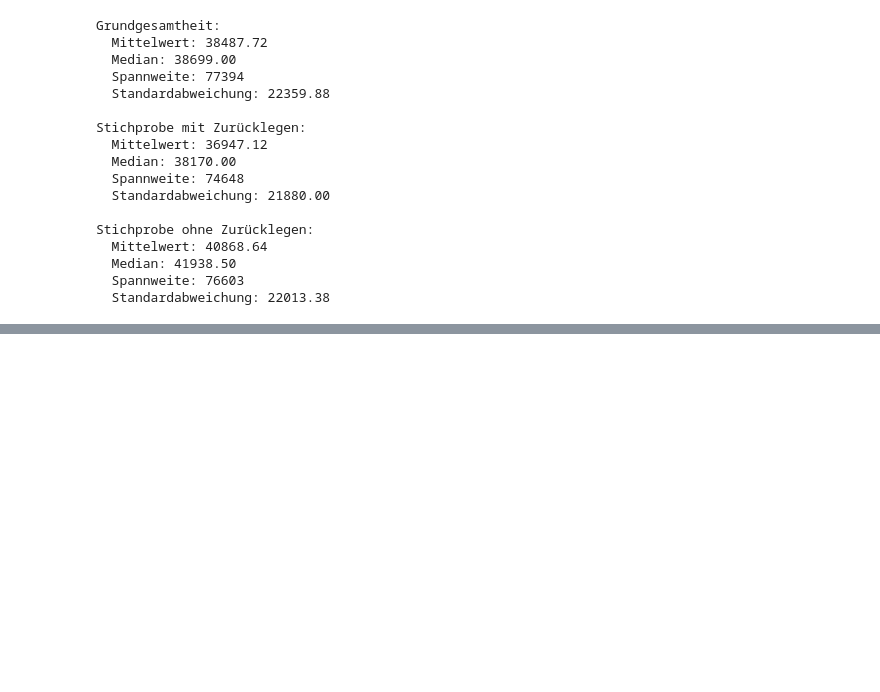
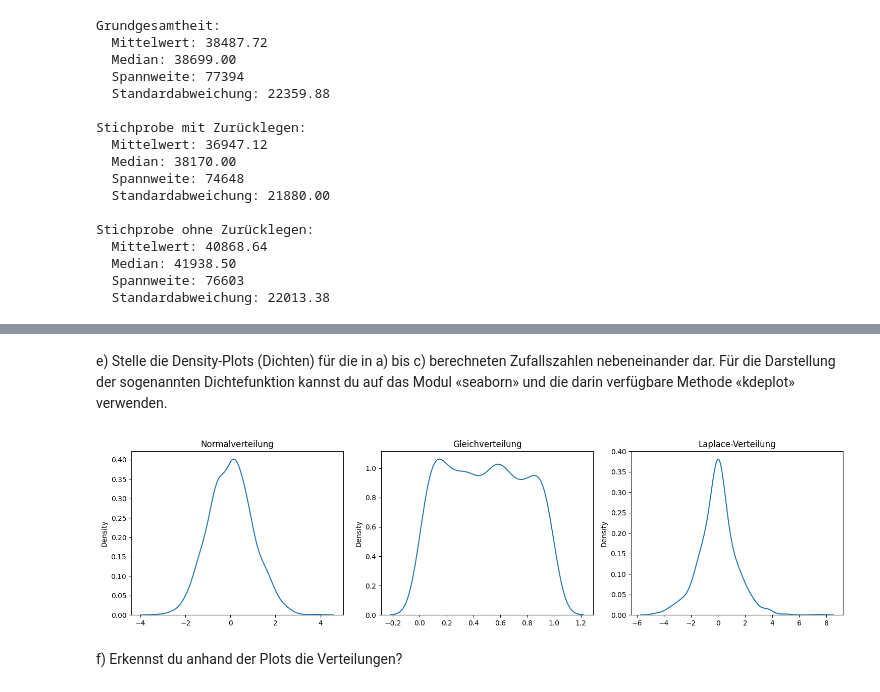
Before and after one commit to Wenish/teko-semester4-data-science, a Jupyter notebook: aufgabenserie4.ipynb, the cells around one changed output, grey strips where cells are left out. Drawn from its saved outputs; the diff is of its cells as text; code cells hidden in the pictures; blank space fills up the shorter version.

```diff
--- a/aufgabenserie4.ipynb
+++ b/aufgabenserie4.ipynb
@@ -583,0 +632,26 @@ Stichprobe ohne Zurücklegen:
+# %% [markdown]
+e) Stelle die Density-Plots (Dichten) für die in a) bis c) berechneten Zufallszahlen
+nebeneinander dar. Für die Darstellung der sogenannten Dichtefunktion kannst du auf das
+Modul «seaborn» und die darin verfügbare Methode «kdeplot» verwenden.
+# %%
+# Density-Plots (Dichtefunktionen) nebeneinander darstellen
+plt.figure(figsize=(15, 4))
+plt.subplot(1, 3, 1)
+sns.kdeplot(normal_data)
+plt.title("Normalverteilung")
+
+plt.subplot(1, 3, 2)
+sns.kdeplot(uniform_data)
+plt.title("Gleichverteilung")
+
+plt.subplot(1, 3, 3)
+sns.kdeplot(laplace_data)
+plt.title("Laplace-Verteilung")
+
+plt.tight_layout()
+plt.show()
+# %% [output]
+[figure, added]
+# %% [markdown]
+
+f) Erkennst du anhand der Plots die Verteilungen?
```
Also changed, not shown: parts of 7 cells of this notebook.
